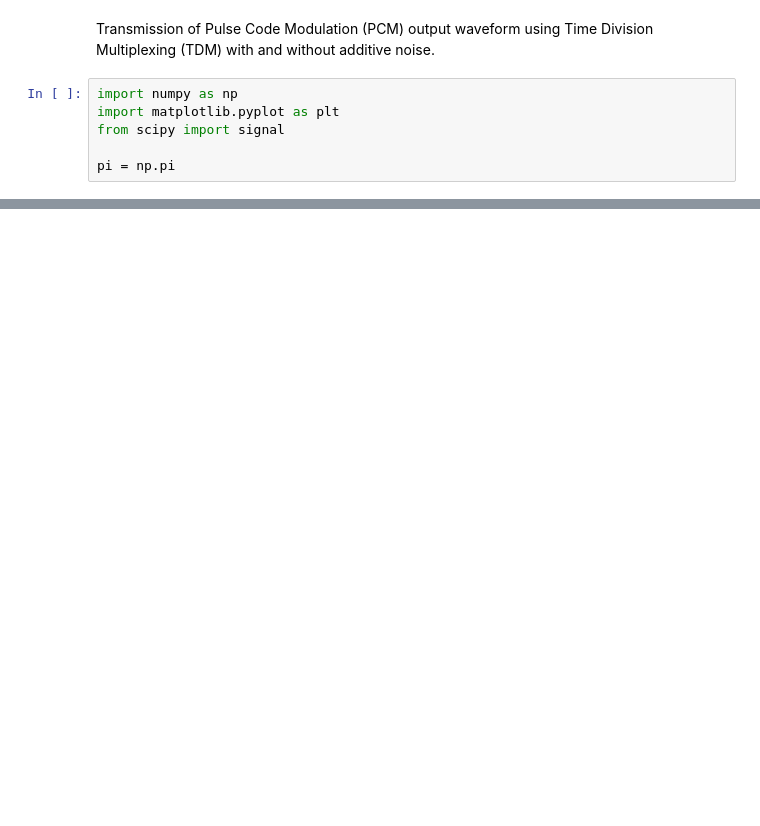
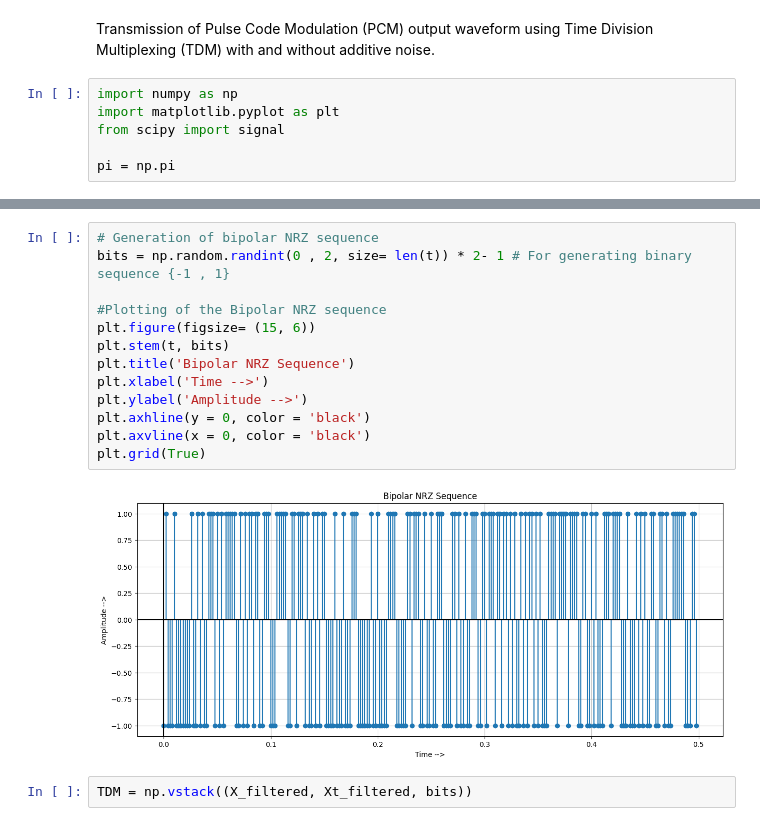
Before and after one commit to ParasKore2003/Digital-Communication-Lab, a Jupyter notebook: Digital Communication/Assignment/Assignment3.ipynb, the cells around one changed output, grey strips where cells are left out. Drawn from its saved outputs; the diff is of its cells as text; blank space fills up the shorter version.

```diff
--- a/Digital Communication/Assignment/Assignment3.ipynb
+++ b/Digital Communication/Assignment/Assignment3.ipynb
@@ -65,0 +81,17 @@ plt.plot(t, filtered_signal)
+# %%
+# Generation of bipolar NRZ sequence
+bits = np.random.randint(0 , 2, size= len(t)) * 2- 1 # For generating binary sequence {-1 , 1}
+
+#Plotting of the Bipolar NRZ sequence
+plt.figure(figsize= (15, 6))
+plt.stem(t, bits)
+plt.title('Bipolar NRZ Sequence')
+plt.xlabel('Time -->')
+plt.ylabel('Amplitude -->')
+plt.axhline(y = 0, color = 'black')
+plt.axvline(x = 0, color = 'black')
+plt.grid(True)
+# %% [output]
+[figure, added]
+# %%
+TDM = np.vstack((X_filtered, Xt_filtered, bits))
```
Also changed, not shown: parts of 5 cells of this notebook, 1 other file.
